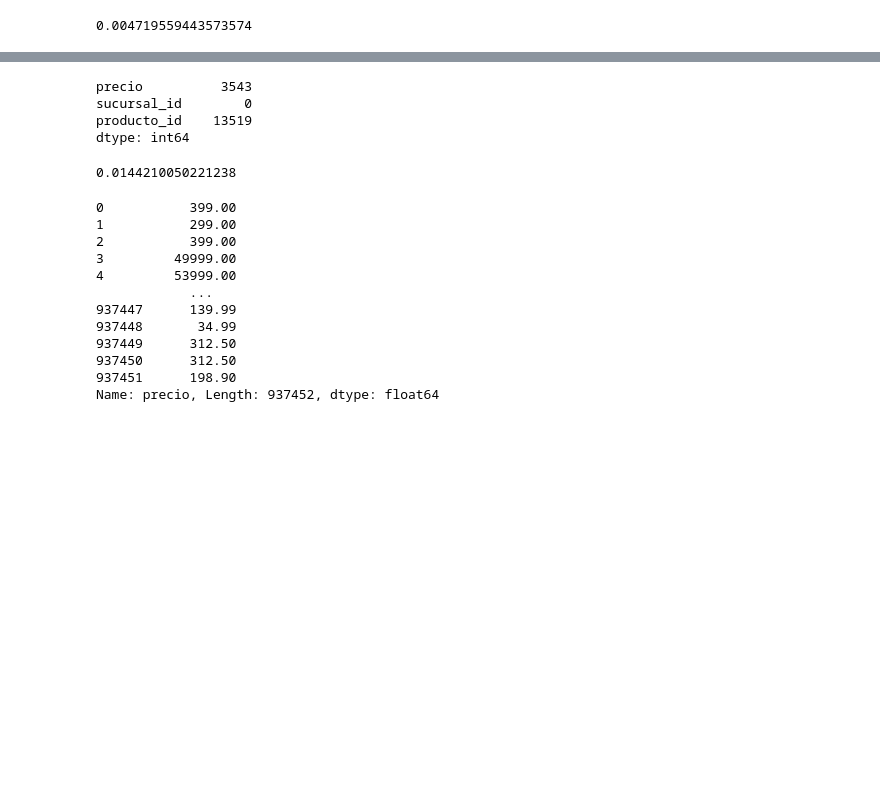
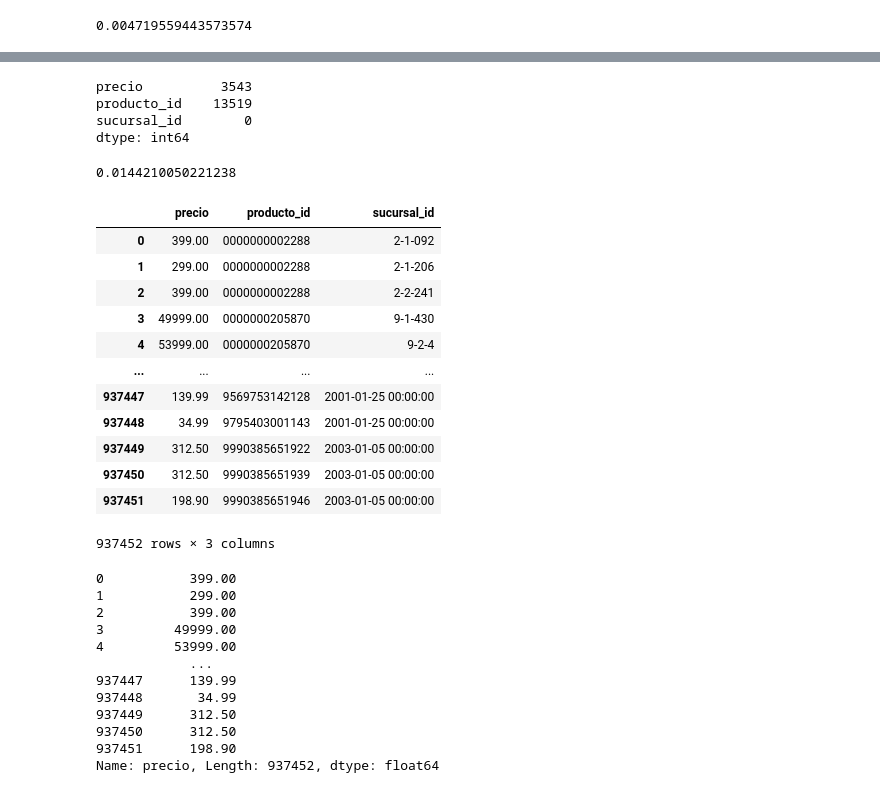
Before and after one commit to Martu-t/Martha-Tarantino-DSH-PI_DE, a Jupyter notebook: pipeline.ipynb, the cells around one changed output, grey strips where cells are left out. Saved outputs shown, nothing was run; the diff lists cells and outputs as text; code cells hidden in the pictures; blank space fills up the shorter version.

```diff
--- a/pipeline.ipynb
+++ b/pipeline.ipynb
@@ -193,4 +207,4 @@ Name: precio, Length: 415293, dtype: float64
 precios_xlsx = pd.read_excel('Datasets_relevamiento_precios/precios_semanas_20200419_20200426.xlsx', sheet_name=None)
 # %%
 # unir todas las hojas en un solo dataframe y limpiarlo desde allí
-precio_semana4 = pd.concat(precios_xlsx, ignore_index=True)
+precio_semana20200419_20200426 = pd.concat(precios_xlsx, ignore_index=True)
@@ -213,2 +227,2 @@ precio_semana4
 # %%
-precio_semana4 = precio_semana4[['precio', 'producto_id', 'sucursal_id']]
+precio_semana20200419_20200426 = precio_semana20200419_20200426[['precio', 'producto_id', 'sucursal_id']]
@@ -231,10 +245,10 @@ precio_semana4
 # %%
 #se buscan valores nulos en dataframe 4
-busca_nulos(precio_semana4)
+busca_nulos(precio_semana20200419_20200426)
 # %% [output]
 precio          3543
+producto_id    13519
 sucursal_id        0
-producto_id    13519
 dtype: int64
 # %%
 #nulos_productos_id
@@ -245,5 +259,25 @@ dtype: int64
 #En un caso real se hablaría con el cliente y se pediría datos de la misma sucursal ya sea una semana anterior y posterior
 #se propone cruzar datos con esa tabla e imputar los datos faltantes a mismos productos, con misma sucursal, pero de un periódo cercano.
 #caso de no contar con esa info, se pueden utilizar datos de otra sucursal que maneje precios similares (mismas caracteristicas, ej: hipermercado, mercado etc) y región
+# %%
+# se elimina el cero que figura en el id_producto y no debería. Además se agregan los números necesarios para el código EAN
+precio_semana20200419_20200426['producto_id'] = precio_semana20200419_20200426['producto_id'].apply(lambda x: str(x).replace('.0',''))
+precio_semana20200419_20200426['producto_id'] = precio_semana20200419_20200426['producto_id'].str.zfill(13)
+# %%
+precio_semana20200419_20200426
+# %% [output]
+|  | precio | producto_id | sucursal_id |
+| 0 | 399.00 | 0000000002288 | 2-1-092 |
+| 1 | 299.00 | 0000000002288 | 2-1-206 |
+| 2 | 399.00 | 0000000002288 | 2-2-241 |
+| 3 | 49999.00 | 0000000205870 | 9-1-430 |
+| 4 | 53999.00 | 0000000205870 | 9-2-4 |
+| ... | ... | ... | ... |
+| 937447 | 139.99 | 9569753142128 | 2001-01-25 00:00:00 |
+| 937448 | 34.99 | 9795403001143 | 2001-01-25 00:00:00 |
+| 937449 | 312.50 | 9990385651922 | 2003-01-05 00:00:00 |
+| 937450 | 312.50 | 9990385651939 | 2003-01-05 00:00:00 |
+| 937451 | 198.90 | 9990385651946 | 2003-01-05 00:00:00 |
+937452 rows × 3 columns
 # %%
 #convierto el dato str para poder manipularlo mejor
```
Also changed, not shown: parts of 50 cells of this notebook, 1 other file.
